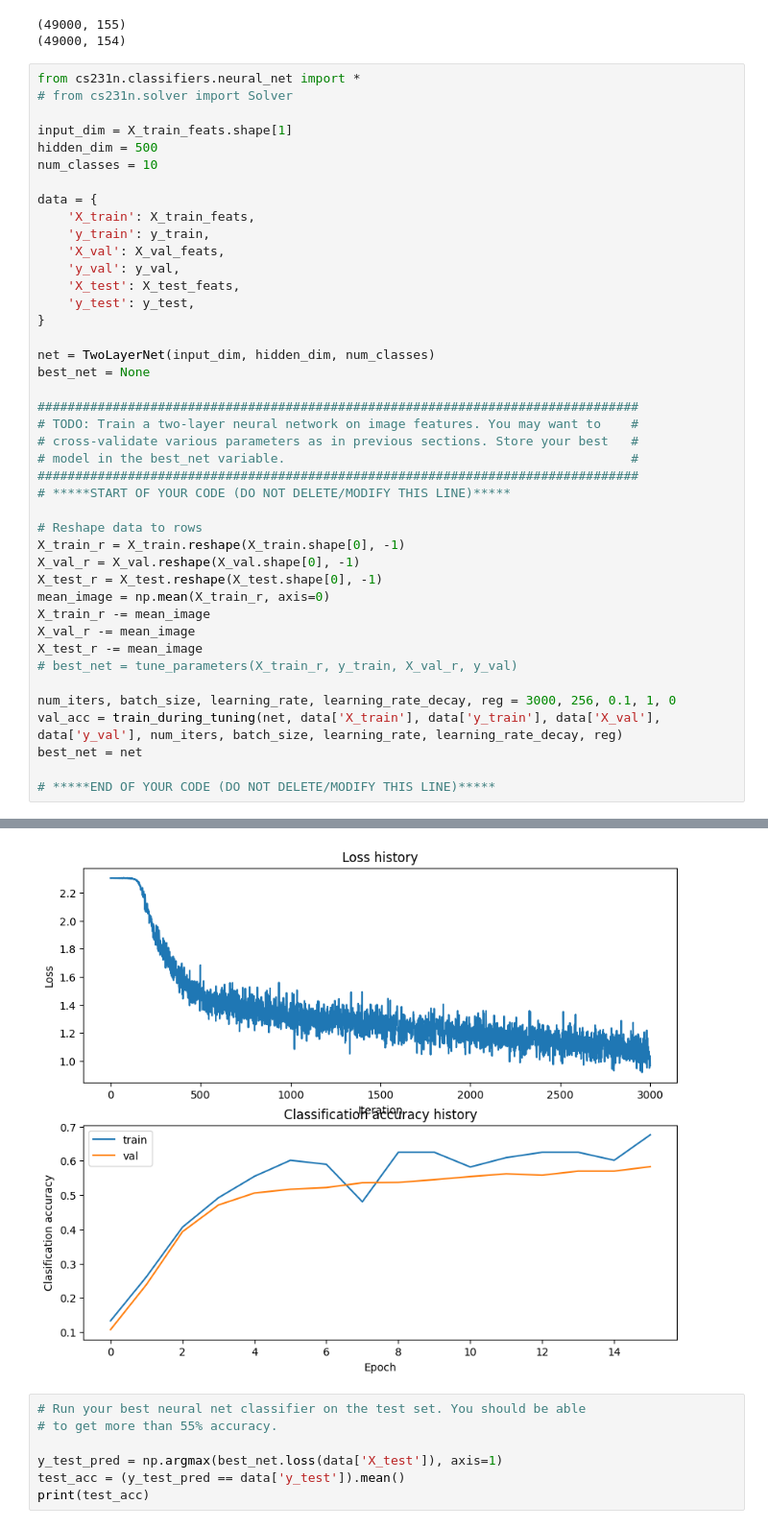
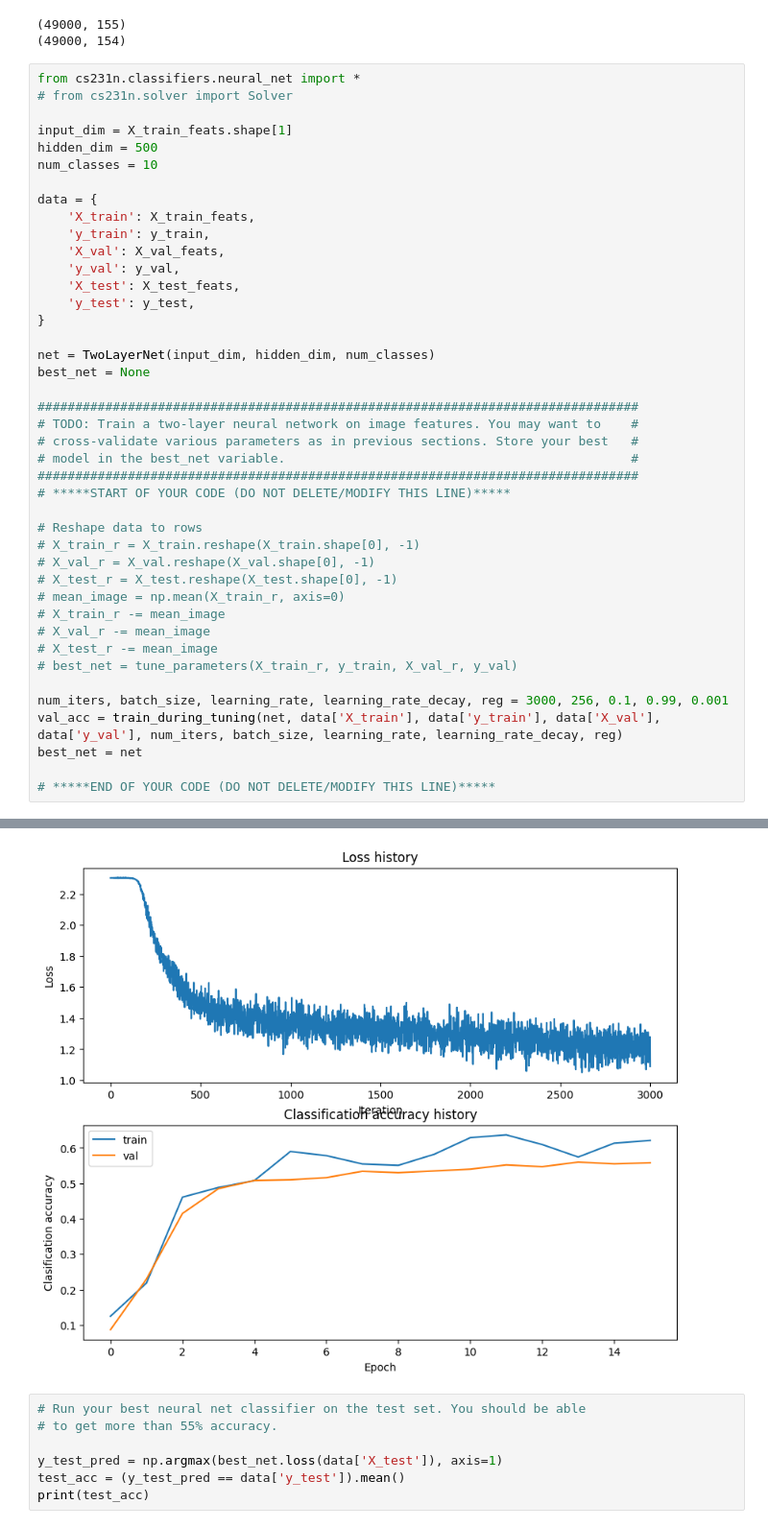
Before and after one commit to YoungsooJang/cs231n, a Jupyter notebook: assignment1/features_2022.ipynb, the cells around one changed output, grey strips where cells are left out. Shown at 96% size. Drawn from its saved outputs; the diff is of its cells as text.

Commit message:
a1. features - run some tests

```diff
--- a/assignment1/features_2022.ipynb
+++ b/assignment1/features_2022.ipynb
@@ -286,16 +286,16 @@ best_net = None
 # *****START OF YOUR CODE (DO NOT DELETE/MODIFY THIS LINE)*****
 
 # Reshape data to rows
-X_train_r = X_train.reshape(X_train.shape[0], -1)
-X_val_r = X_val.reshape(X_val.shape[0], -1)
-X_test_r = X_test.reshape(X_test.shape[0], -1)
-mean_image = np.mean(X_train_r, axis=0)
-X_train_r -= mean_image
-X_val_r -= mean_image
-X_test_r -= mean_image
+# X_train_r = X_train.reshape(X_train.shape[0], -1)
+# X_val_r = X_val.reshape(X_val.shape[0], -1)
+# X_test_r = X_test.reshape(X_test.shape[0], -1)
+# mean_image = np.mean(X_train_r, axis=0)
+# X_train_r -= mean_image
+# X_val_r -= mean_image
+# X_test_r -= mean_image
 # best_net = tune_parameters(X_train_r, y_train, X_val_r, y_val)
 
-num_iters, batch_size, learning_rate, learning_rate_decay, reg = 3000, 256, 0.1, 1, 0
+num_iters, batch_size, learning_rate, learning_rate_decay, reg = 3000, 256, 0.1, 0.99, 0.001
 val_acc = train_during_tuning(net, data['X_train'], data['y_train'], data['X_val'], data['y_val'], num_iters, batch_size, learning_rate, learning_rate_decay, reg)
 best_net = net
 
@@ -305,4 +305,4 @@ best_net = net
-[figure, old version]
+[figure, new version]
 # %%
 # Run your best neural net classifier on the test set. You should be able
 # to get more than 55% accuracy.
```
Also changed, not shown: parts of 4 cells of this notebook.
